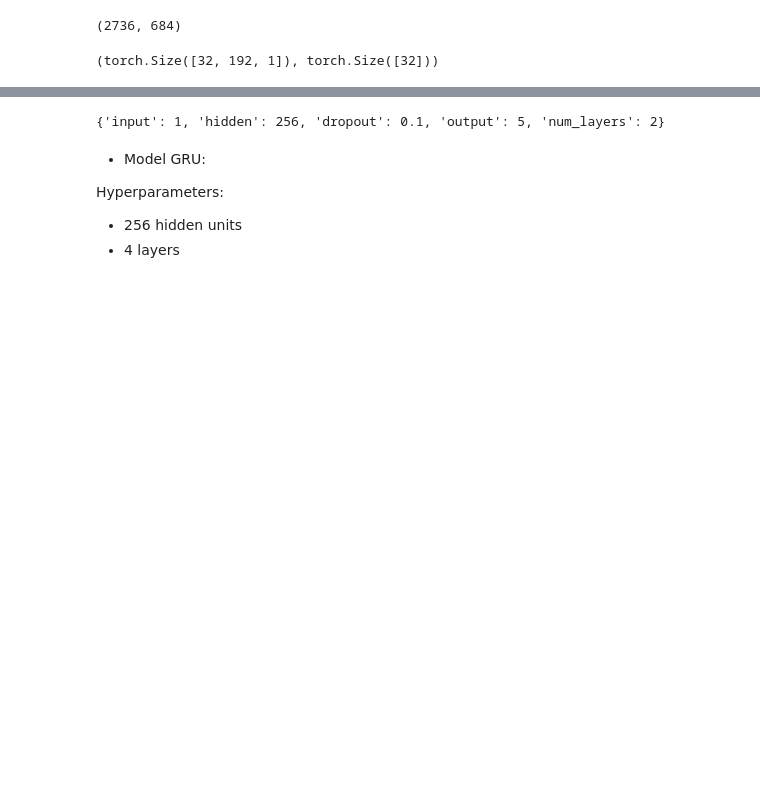
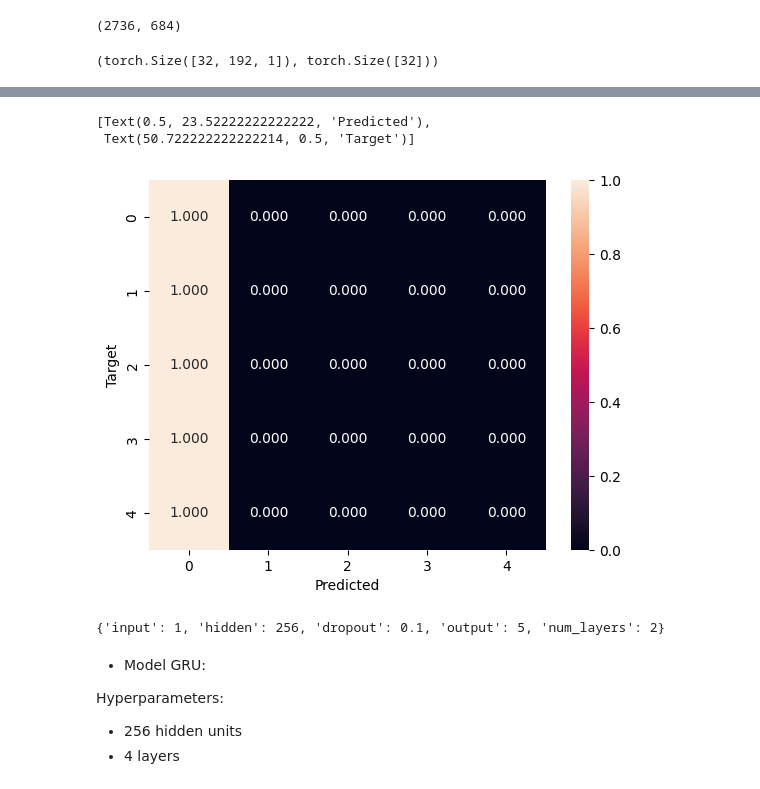
Before and after one commit to FP-byte/MADS_MachineLearning_Project, a Jupyter notebook: notebooks/04_RNN-models.ipynb, the cells around one changed output, grey strips where cells are left out. Cells and saved outputs as stored; diff of their text form; code cells hidden in the pictures; blank space fills up the shorter version.

Commit message:
experiment 3 LSTM

```diff
--- a/notebooks/04_RNN-models.ipynb
+++ b/notebooks/04_RNN-models.ipynb
@@ -57,0 +66,4 @@ x.shape, y.shape
+# %%
+import mlflow
+mlflow.set_tracking_uri("sqlite:///mads_exam.db")
+mlflow.set_experiment("LSTM model")
@@ -79,0 +127,12 @@ class GRUmodel(nn.Module):
+# %%
+#from src import models
+#config LSTM
+config = {
+    "input": 1,
+    "hidden": 64,
+    "dropout": 0.01,
+    "output": 5,
+    "num_layers": 3,
+
+}
+model = LSTMmodel(config)
@@ -80,2 +190,26 @@ class GRUmodel(nn.Module):
+# %%
+y_true = []
+y_pred = []
+
+testdata = teststreamer.stream()
+for _ in range(len(teststreamer)):
+    X, y = next(testdata)
+    yhat = model(X)
+    yhat = yhat.argmax(dim=1) # we get the one with the highest probability
+    y_pred.append(yhat.cpu().tolist())
+    y_true.append(y.cpu().tolist())
+
+yhat = [x for y in y_pred for x in y]
+y = [x for y in y_true for x in y]
+
+cfm = confusion_matrix(y, yhat)
+cfm = cfm / np.sum(cfm, axis=1, keepdims=True)
+
+plot = sns.heatmap(cfm, annot=cfm, fmt=".3f")
+plot.set(xlabel="Predicted", ylabel="Target")
+# %% [output]
+[Text(0.5, 23.52222222222222, 'Predicted'),
+ Text(50.722222222222214, 0.5, 'Target')]
+[figure, added]
 # %%
 #from src import models
```
Also changed, not shown: parts of 9 cells of this notebook, 2 other files.
